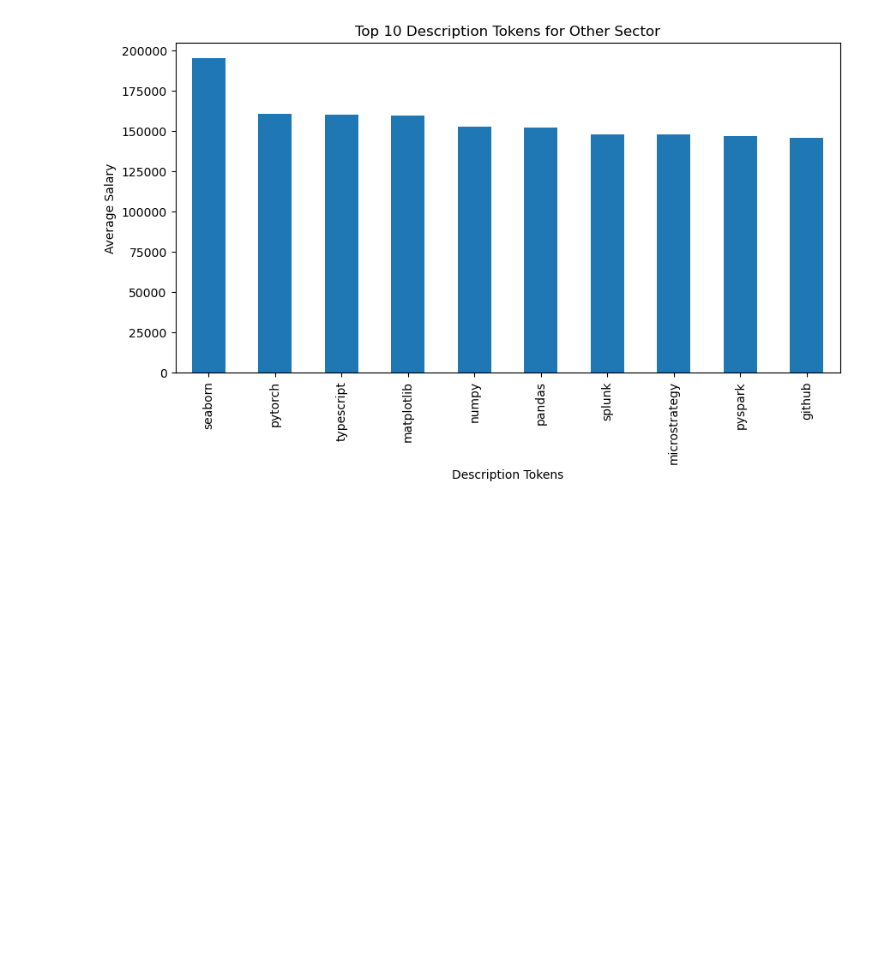
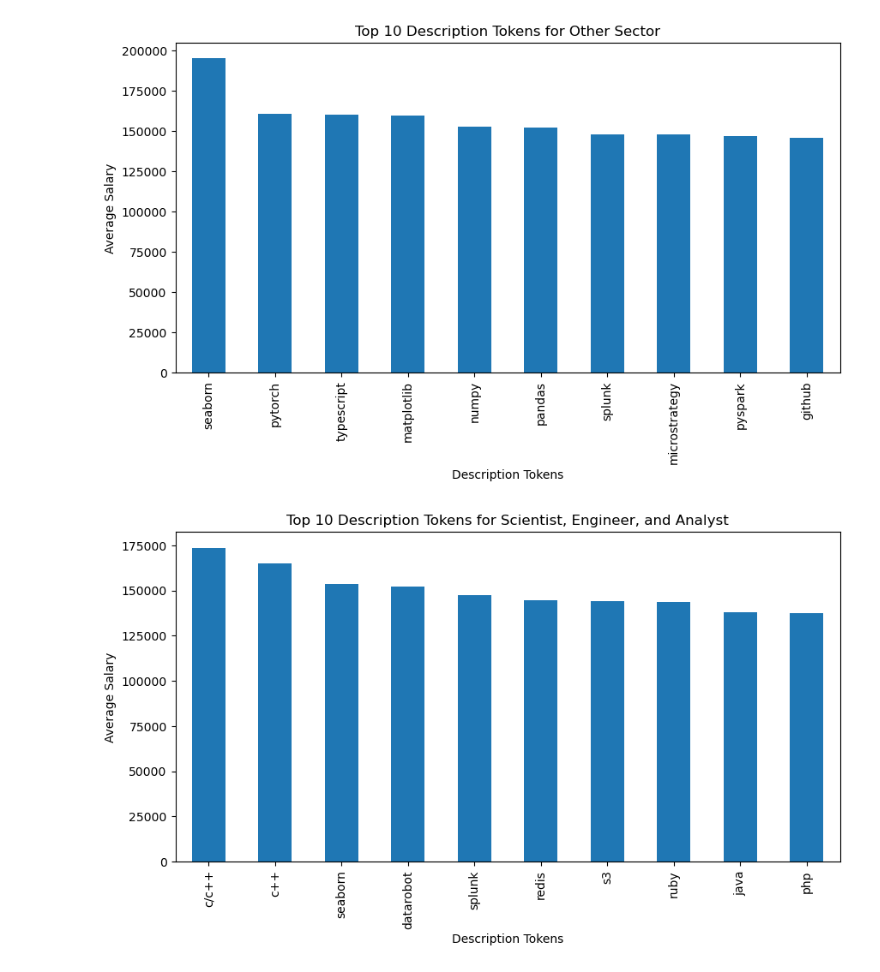
Before and after one commit to Decoding-Data-Jobs/data-jobs-project, a Jupyter notebook: click_working/click_draft2.ipynb, the cells around one changed output. Cells and saved outputs as stored; diff of their text form; code cells hidden in the pictures; blank space fills up the shorter version.

```diff
--- a/click_working/click_draft2.ipynb
+++ b/click_working/click_draft2.ipynb
@@ -1409,3 +1415,7 @@ top_10_description_tokens(real_estate, 'Top 10 Description Tokens for Real Estat
 top_10_description_tokens(other, 'Top 10 Description Tokens for Other Sector')
 # %% [output]
 [figure]
+# %%
+top_10_description_tokens(adjusted_df, 'Top 10 Description Tokens for Scientist, Engineer, and Analyst')
+# %% [output]
+[figure, added]
```
Also changed, not shown: parts of 1 cell of this notebook.
